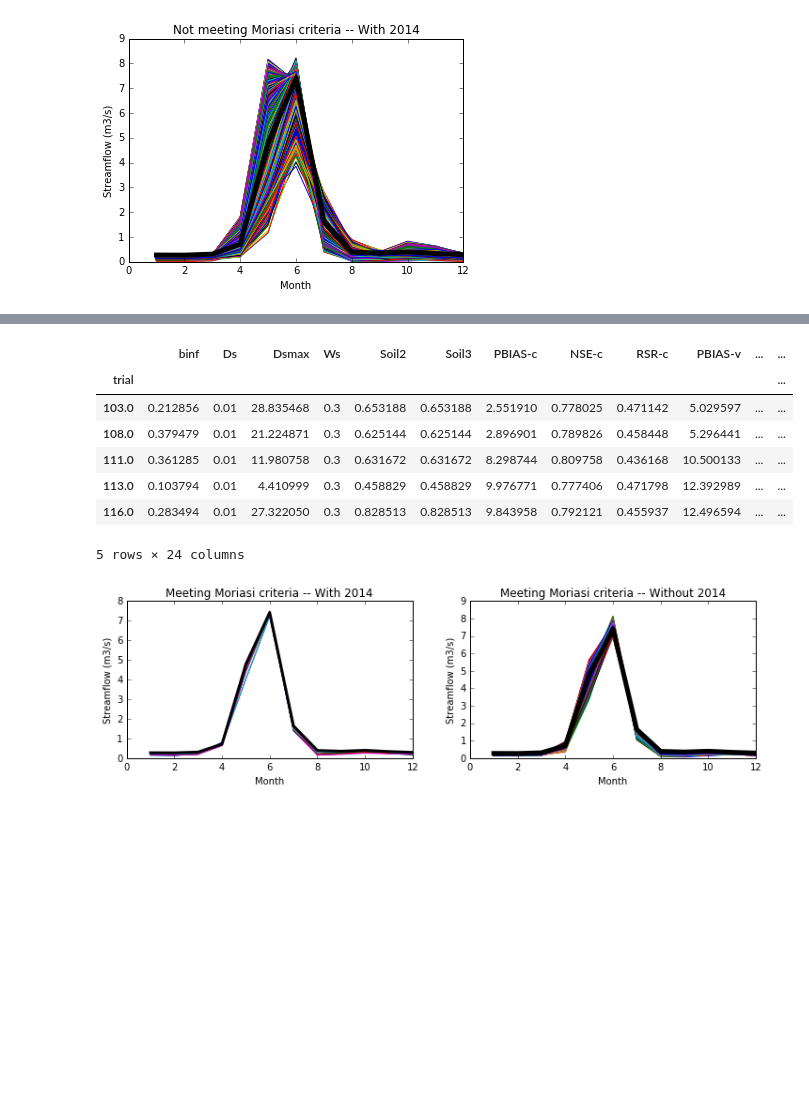
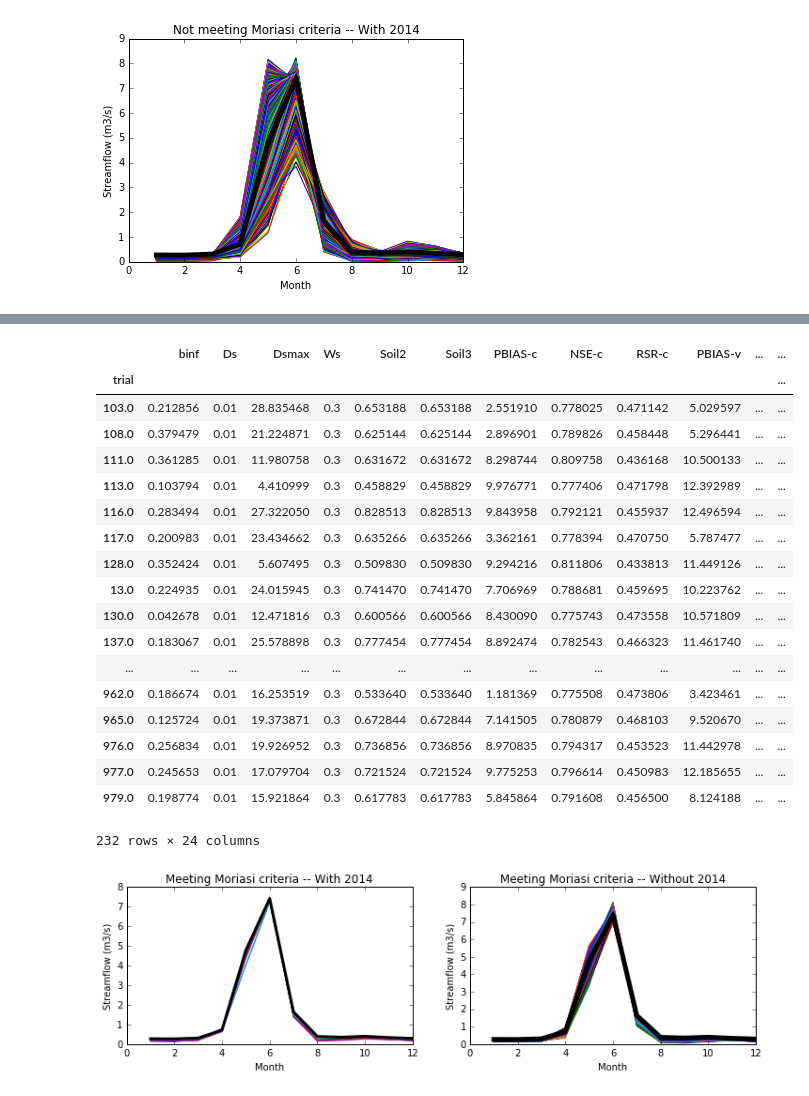
Before and after one commit to carriemorrill/LittleWindyHill, a Jupyter notebook: Calibration-NorthBrush.ipynb, the cells around one changed output, grey strips where cells are left out. Saved outputs shown, nothing was run; the diff lists cells and outputs as text; code cells hidden in the pictures; blank space fills up the shorter version.

```diff
--- a/Calibration-NorthBrush.ipynb
+++ b/Calibration-NorthBrush.ipynb
@@ -118,22 +126,33 @@ cstats.head(5)
 # %%
 path = r'C:\Users\carrie.morrill\Jupyter\CALIBRATION\BRUSH-GOOD-no1114'
 all_files = glob.glob(os.path.join(path, "*sum*.txt"))
 df_from_each_file = (pd.read_csv(f, header=None, delim_whitespace=True) for f in all_files)
 cstats2 = pd.concat(df_from_each_file, axis=0, ignore_index=True)
 cstats2.columns = ['trial','binf','Ds','Dsmax','Ws','Soil2','Soil3','PBIAS-c','NSE-c','RSR-c','PBIAS-v','NSE-v','RSR-v',
             'Jan','Feb','Mar','Apr','May','Jun','Jul','Aug','Sep','Oct','Nov','Dec']
 cstats2 = cstats2.set_index('trial')
-cstats2.head(5)
+cstats2
 #print(cstats['PBIAS-v'].mean(),cstats['NSE-v'].mean(),cstats['RSR-v'].mean())
 # %% [output]
 |  | binf | Ds | Dsmax | Ws | Soil2 | Soil3 | PBIAS-c | NSE-c | RSR-c | PBIAS-v | ... | ... |
 | trial |  |  |  |  |  |  |  |  |  |  |  | ... |
 | 103.0 | 0.212856 | 0.01 | 28.835468 | 0.3 | 0.653188 | 0.653188 | 2.551910 | 0.778025 | 0.471142 | 5.029597 | ... | ... |
 | 108.0 | 0.379479 | 0.01 | 21.224871 | 0.3 | 0.625144 | 0.625144 | 2.896901 | 0.789826 | 0.458448 | 5.296441 | ... | ... |
 | 111.0 | 0.361285 | 0.01 | 11.980758 | 0.3 | 0.631672 | 0.631672 | 8.298744 | 0.809758 | 0.436168 | 10.500133 | ... | ... |
 | 113.0 | 0.103794 | 0.01 | 4.410999 | 0.3 | 0.458829 | 0.458829 | 9.976771 | 0.777406 | 0.471798 | 12.392989 | ... | ... |
 | 116.0 | 0.283494 | 0.01 | 27.322050 | 0.3 | 0.828513 | 0.828513 | 9.843958 | 0.792121 | 0.455937 | 12.496594 | ... | ... |
+| 117.0 | 0.200983 | 0.01 | 23.434662 | 0.3 | 0.635266 | 0.635266 | 3.362161 | 0.778394 | 0.470750 | 5.787477 | ... | ... |
+| 128.0 | 0.352424 | 0.01 | 5.607495 | 0.3 | 0.509830 | 0.509830 | 9.294216 | 0.811806 | 0.433813 | 11.449126 | ... | ... |
+| 13.0 | 0.224935 | 0.01 | 24.015945 | 0.3 | 0.741470 | 0.741470 | 7.706969 | 0.788681 | 0.459695 | 10.223762 | ... | ... |
+| 130.0 | 0.042678 | 0.01 | 12.471816 | 0.3 | 0.600566 | 0.600566 | 8.430090 | 0.775743 | 0.473558 | 10.571809 | ... | ... |
+| 137.0 | 0.183067 | 0.01 | 25.578898 | 0.3 | 0.777454 | 0.777454 | 8.892474 | 0.782543 | 0.466323 | 11.461740 | ... | ... |
+| ... | ... | ... | ... | ... | ... | ... | ... | ... | ... | ... | ... | ... |
+| 962.0 | 0.186674 | 0.01 | 16.253519 | 0.3 | 0.533640 | 0.533640 | 1.181369 | 0.775508 | 0.473806 | 3.423461 | ... | ... |
+| 965.0 | 0.125724 | 0.01 | 19.373871 | 0.3 | 0.672844 | 0.672844 | 7.141505 | 0.780879 | 0.468103 | 9.520670 | ... | ... |
+| 976.0 | 0.256834 | 0.01 | 19.926952 | 0.3 | 0.736856 | 0.736856 | 8.970835 | 0.794317 | 0.453523 | 11.442978 | ... | ... |
+| 977.0 | 0.245653 | 0.01 | 17.079704 | 0.3 | 0.721524 | 0.721524 | 9.775253 | 0.796614 | 0.450983 | 12.185655 | ... | ... |
+| 979.0 | 0.198774 | 0.01 | 15.921864 | 0.3 | 0.617783 | 0.617783 | 5.845864 | 0.791608 | 0.456500 | 8.124188 | ... | ... |
-5 rows × 24 columns
+232 rows × 24 columns
 # %%
 flip2 = cstats.transpose()  # hydrograph plot of simulations meeting Moriasi criteria
 flip3 = cstats2.transpose()
```
Also changed, not shown: parts of 4 cells of this notebook.
